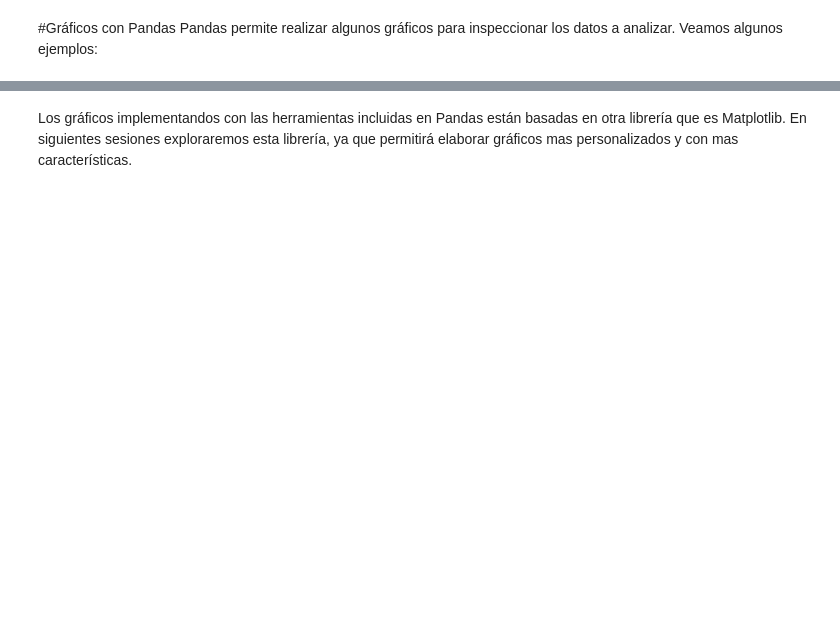
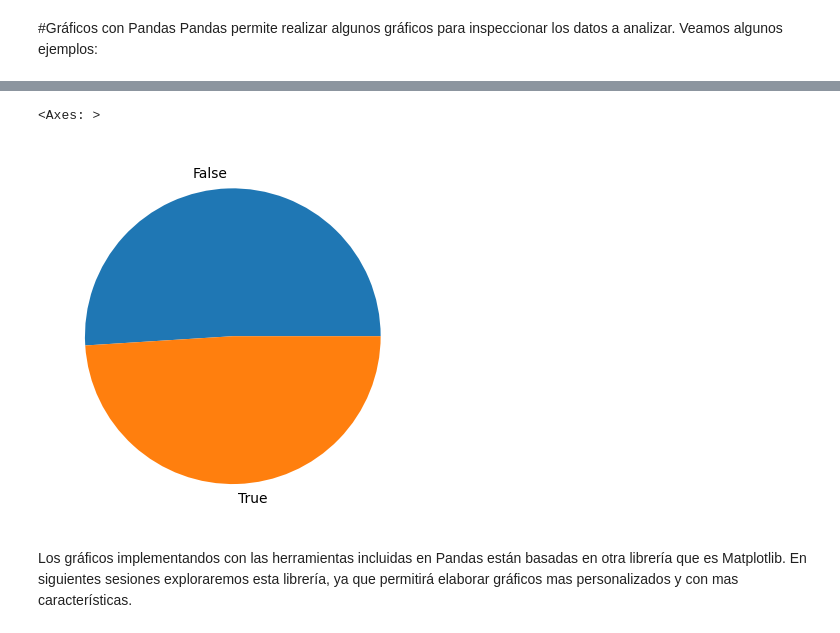
Before and after one commit to mirellac17/PCM_python, a Jupyter notebook: Copia_de_pandas_PCM.ipynb, the cells around one changed output, grey strips where cells are left out. Drawn from its saved outputs; the diff is of its cells as text; code cells hidden in the pictures; blank space fills up the shorter version.

```diff
--- a/Copia_de_pandas_PCM.ipynb
+++ b/Copia_de_pandas_PCM.ipynb
@@ -57,2 +348,7 @@ Pandas permite realizar algunos gráficos para inspeccionar los datos a analizar
+# %%
+df.groupby(['Sobrepeso']).size().plot.pie()
+# %% [output]
+<Axes: >
+[figure, added]
 # %% [markdown]
 Los gráficos implementandos con las herramientas incluidas en Pandas están basadas en otra librería que es Matplotlib. En siguientes sesiones exploraremos esta librería, ya que permitirá elaborar gráficos mas personalizados y con mas características.
```
Also changed, not shown: parts of 31 cells of this notebook.
